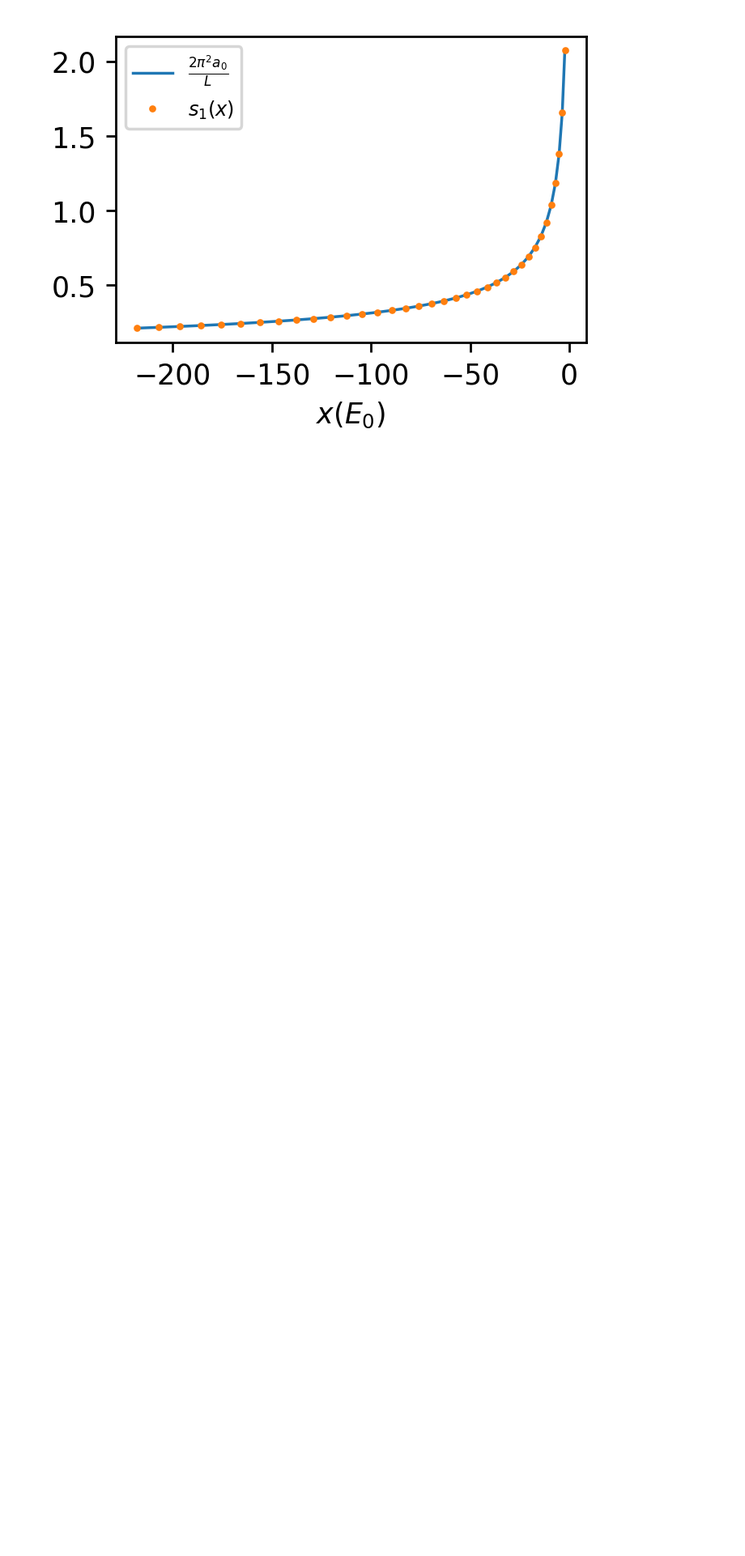
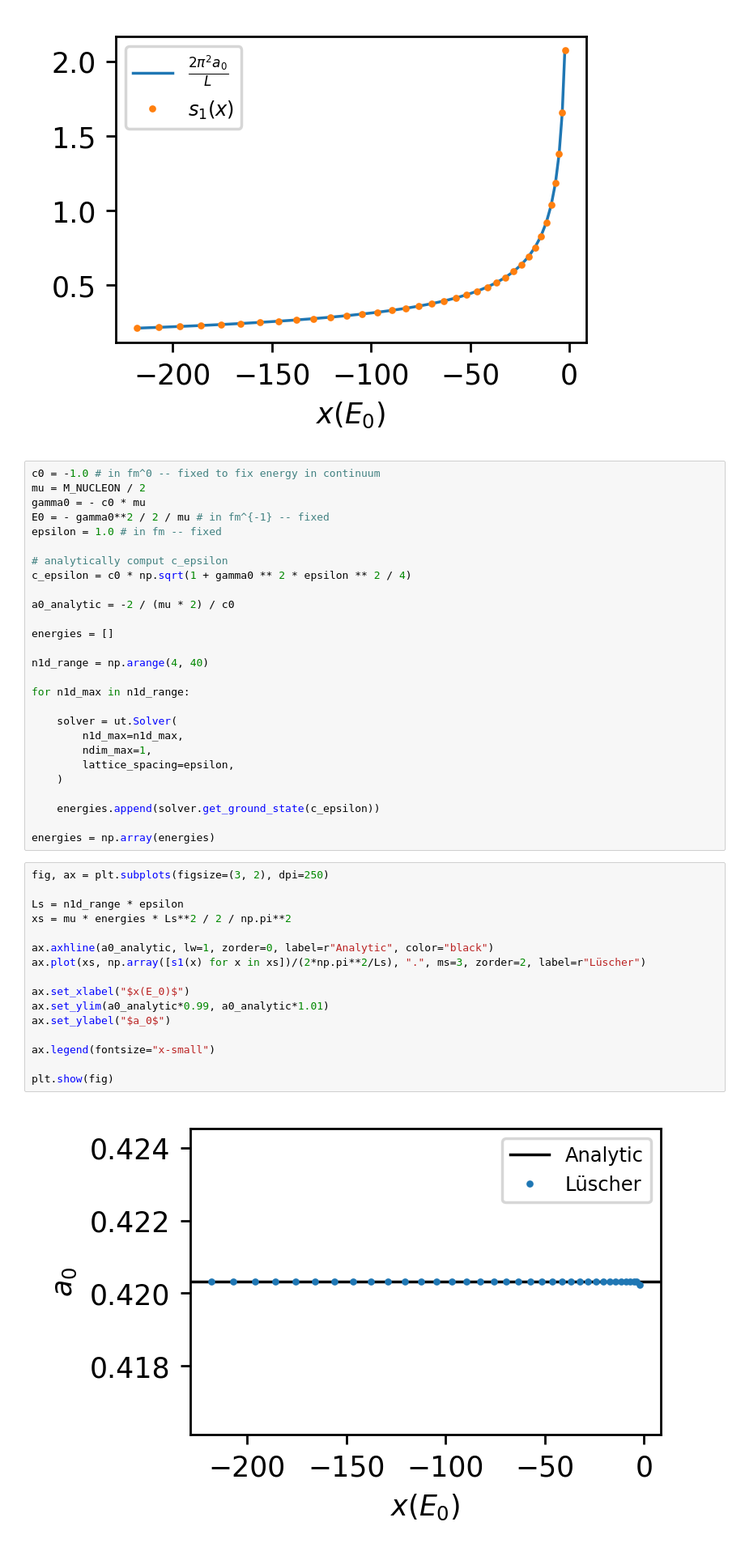
Before and after one commit to ckoerber/luescher-nd, a Jupyter notebook: notebooks/luescher-nd.ipynb, the cells around one changed output. Shown: that part at 81% size. Saved outputs shown, nothing was run; the diff lists cells and outputs as text; blank space fills up the shorter version.

Commit message:
Updated scattering lenght computation

```diff
--- a/notebooks/luescher-nd.ipynb
+++ b/notebooks/luescher-nd.ipynb
@@ -267,6 +267,51 @@ ax.legend(fontsize="x-small")
 plt.show(fig)
 # %% [output]
 [figure]
+# %%
+c0 = -1.0 # in fm^0 -- fixed to fix energy in continuum
+mu = M_NUCLEON / 2
+gamma0 = - c0 * mu
+E0 = - gamma0**2 / 2 / mu # in fm^{-1} -- fixed
+epsilon = 1.0 # in fm -- fixed
+
+# analytically comput c_epsilon
+c_epsilon = c0 * np.sqrt(1 + gamma0 ** 2 * epsilon ** 2 / 4)
+
+a0_analytic = -2 / (mu * 2) / c0
+
+energies = []
+
+n1d_range = np.arange(4, 40)
+
+for n1d_max in n1d_range:
+
+    solver = ut.Solver(
+        n1d_max=n1d_max,
+        ndim_max=1,
+        lattice_spacing=epsilon,
+    )
+
+    energies.append(solver.get_ground_state(c_epsilon))
+
+energies = np.array(energies)
+# %%
+fig, ax = plt.subplots(figsize=(3, 2), dpi=250)
+
+Ls = n1d_range * epsilon
+xs = mu * energies * Ls**2 / 2 / np.pi**2
+
+ax.axhline(a0_analytic, lw=1, zorder=0, label=r"Analytic", color="black")
+ax.plot(xs, np.array([s1(x) for x in xs])/(2*np.pi**2/Ls), ".", ms=3, zorder=2, label=r"Lüscher")
+
+ax.set_xlabel("$x(E_0)$")
+ax.set_ylim(a0_analytic*0.99, a0_analytic*1.01)
+ax.set_ylabel("$a_0$")
+
+ax.legend(fontsize="x-small")
+
+plt.show(fig)
+# %% [output]
+[figure, added]
 # %% [markdown]
 ## ToDO:
 # %% [markdown]
```
Also changed, not shown: parts of 1 cell of this notebook.
